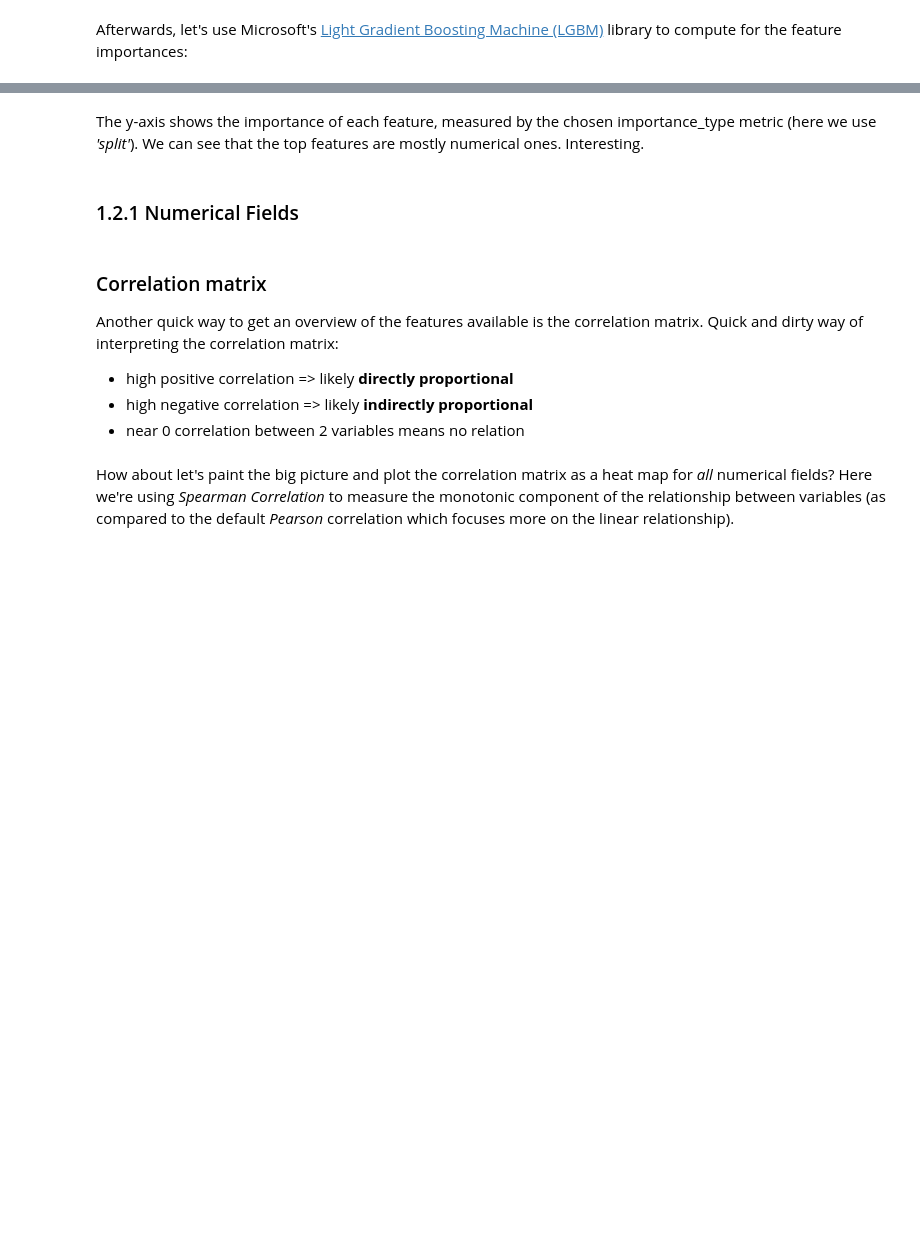
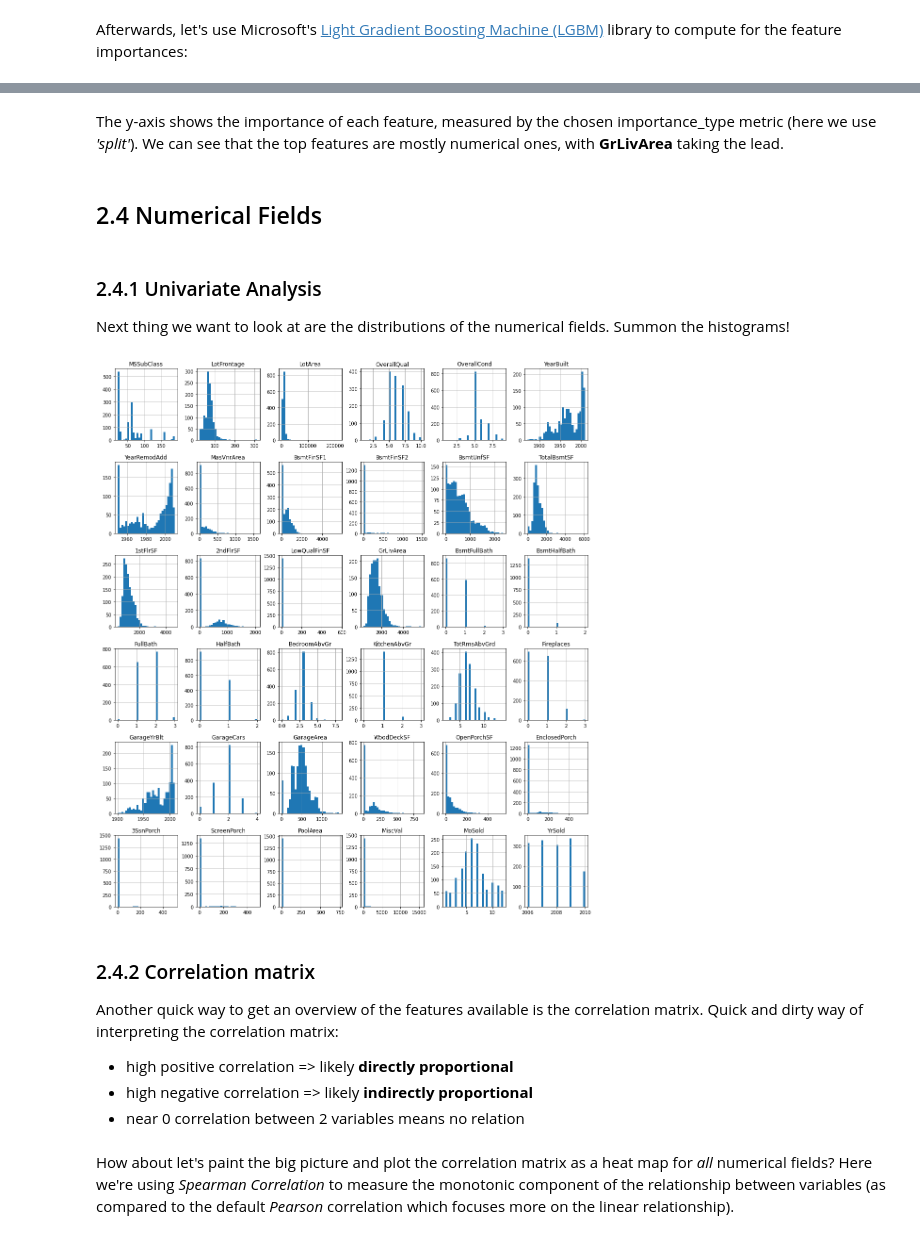
Before and after one commit to jrili/kaggle-house-prices, a Jupyter notebook: house-prices-regression.ipynb, the cells around one changed output, grey strips where cells are left out. Drawn from its saved outputs; the diff is of its cells as text; code cells hidden in the pictures; blank space fills up the shorter version.

```diff
--- a/house-prices-regression.ipynb
+++ b/house-prices-regression.ipynb
@@ -304,9 +316,16 @@ You can set `force_col_wise=true` to remove the overhead.
 # %% [markdown]
-The y-axis shows the importance of each feature, measured by the chosen importance_type metric (here we use *'split'*). We can see that the top features are mostly numerical ones. Interesting.
+The y-axis shows the importance of each feature, measured by the chosen importance_type metric (here we use *'split'*). We can see that the top features are mostly numerical ones, with **GrLivArea** taking the lead.
 # %% [markdown]
-### 1.2.1 Numerical Fields
+## 2.4 Numerical Fields
+# %% [markdown]
+### 2.4.1 Univariate Analysis
+Next thing we want to look at are the distributions of the numerical fields. Summon the histograms!
+# %%
+train_df[numerical_fields].hist(figsize=(18,21), bins=30);
+# %% [output]
+[figure, added]
 # %% [markdown]
-### Correlation matrix
+### 2.4.2 Correlation matrix
 Another quick way to get an overview of the features available is the correlation matrix.
 Quick and dirty way of interpreting the correlation matrix:
 * high positive correlation => likely **directly proportional**
```
Also changed, not shown: parts of 33 cells of this notebook.
